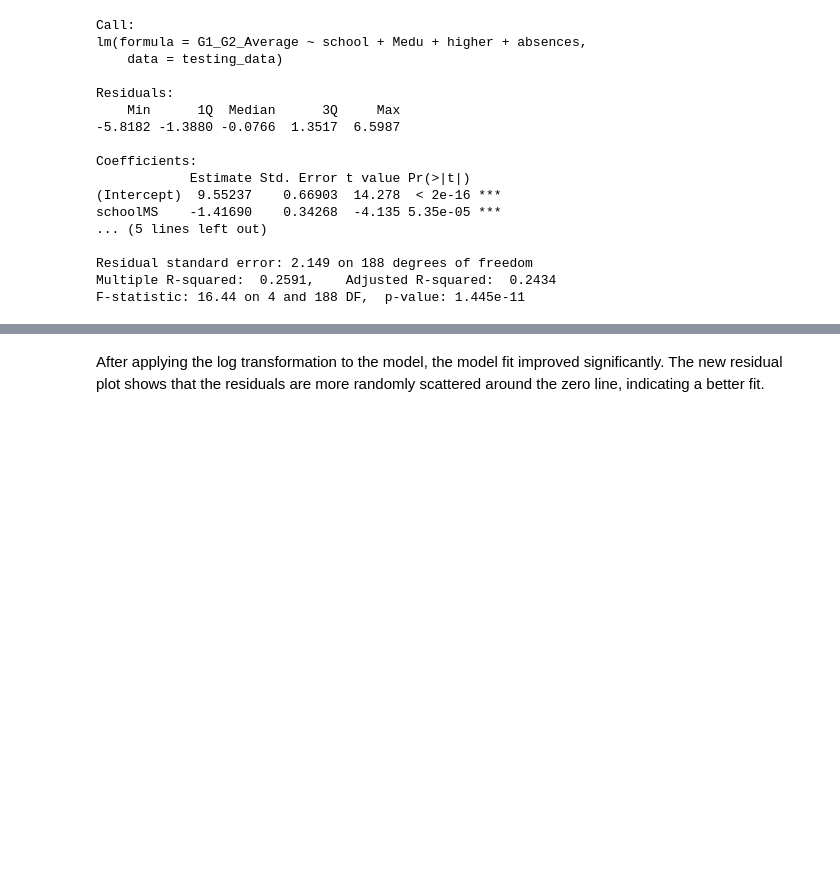
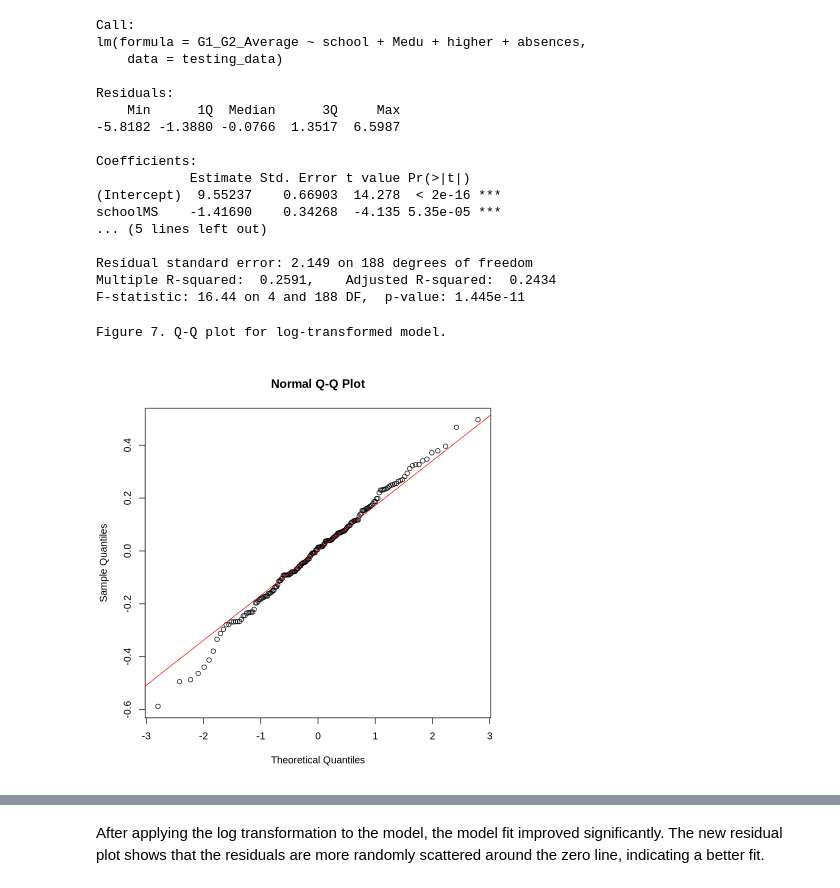
Before and after one commit to Cynthia0209/High-School-Performance, a Jupyter notebook: report.ipynb, the cells around one changed output, grey strips where cells are left out. Saved outputs shown, nothing was run; the diff lists cells and outputs as text; code cells hidden in the pictures; blank space fills up the shorter version.

Commit message:
fixed qq plot

```diff
--- a/report.ipynb
+++ b/report.ipynb
@@ -332,6 +332,13 @@ schoolMS    -1.41690    0.34268  -4.135 5.35e-05 ***
 Residual standard error: 2.149 on 188 degrees of freedom
 Multiple R-squared:  0.2591,    Adjusted R-squared:  0.2434
 F-statistic: 16.44 on 4 and 188 DF,  p-value: 1.445e-11
+# %%
+qqnorm(residuals(model2))
+qqline(residuals(model2), col = "red")
+cat("\nFigure 7. Q-Q plot for log-transformed model.\n")
+# %% [output]
+Figure 7. Q-Q plot for log-transformed model.
+[figure, added]
 # %%
 plot(model2$fitted.values, residuals(model2),
      xlab = "Fitted Values",
```
Also changed, not shown: parts of 4 cells of this notebook.
